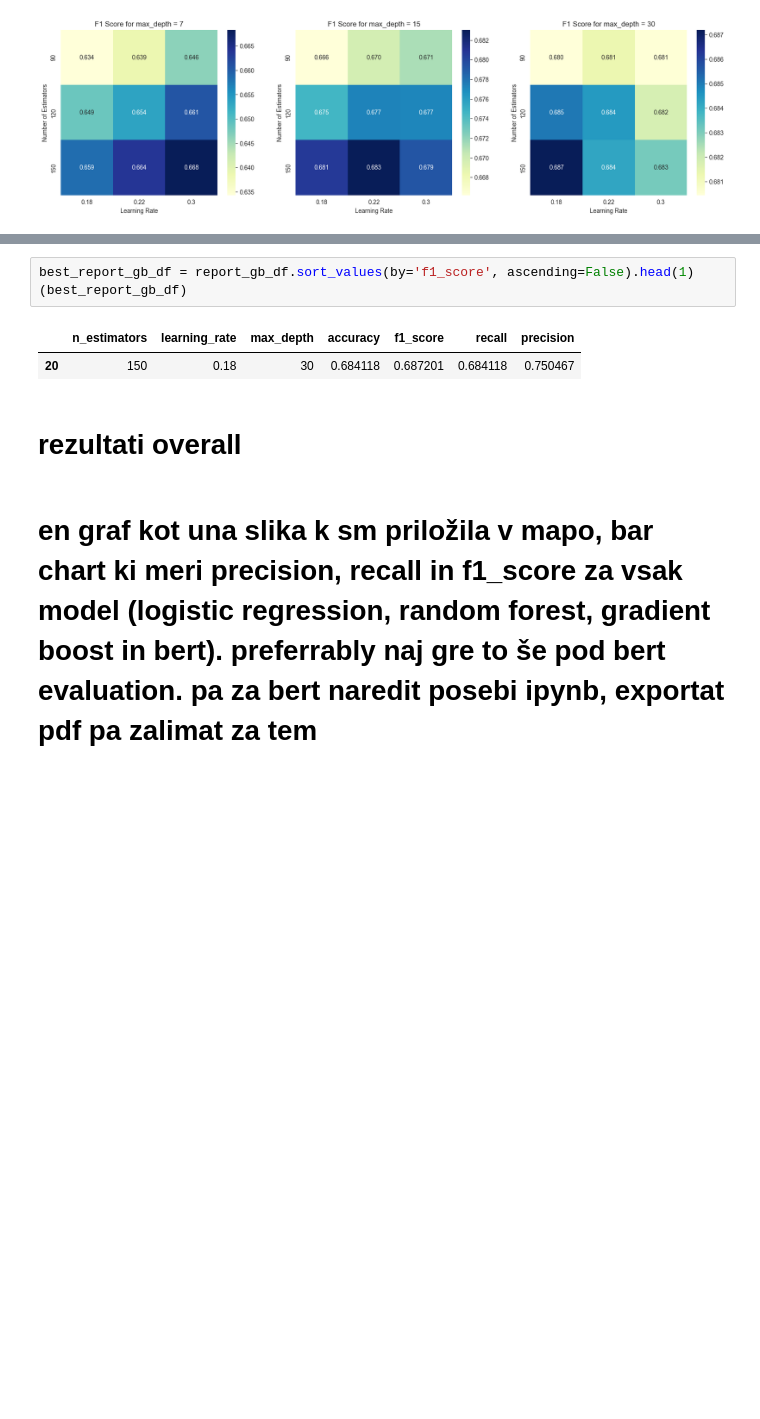
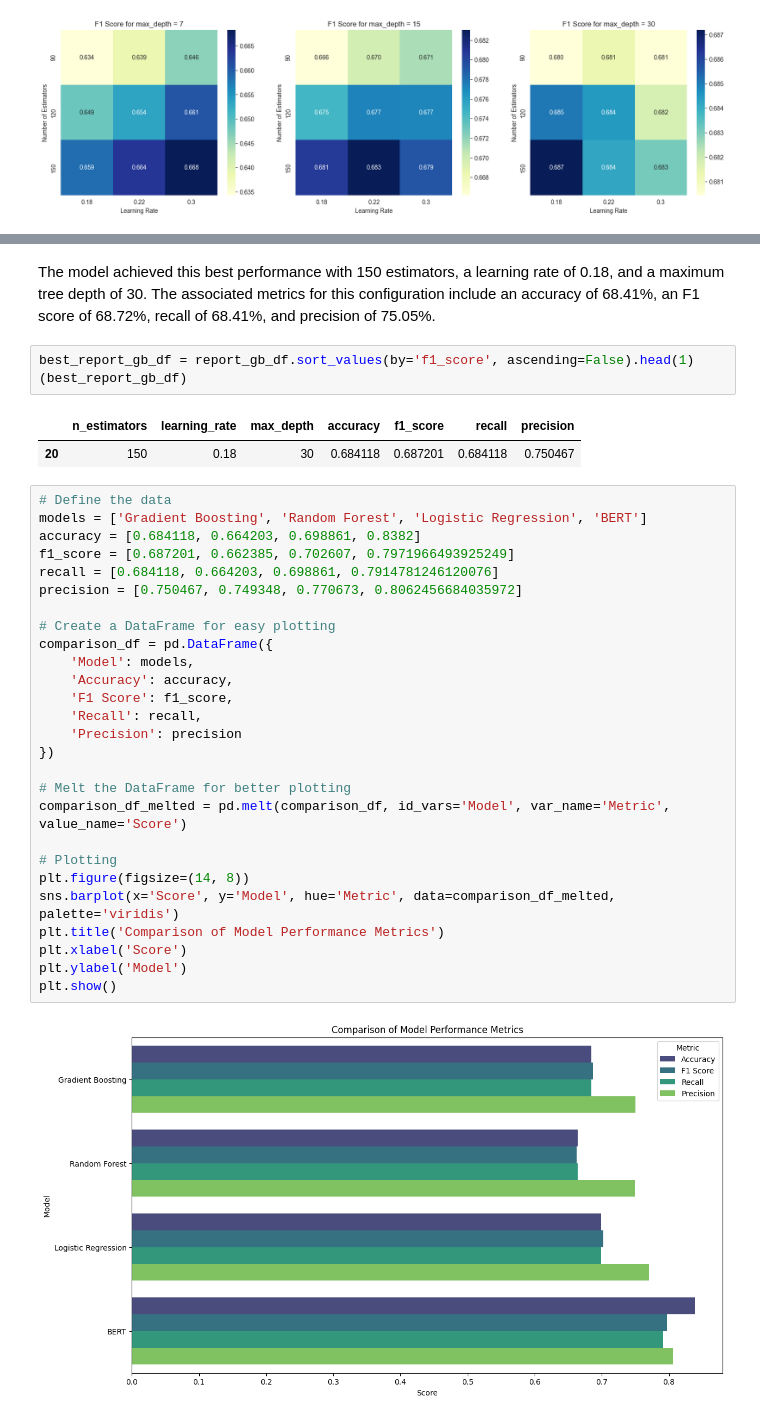
Before and after one commit to anapoklukar/text-classification-assignment, a Jupyter notebook: assignment2.ipynb, the cells around one changed output, grey strips where cells are left out. Saved outputs shown, nothing was run; the diff lists cells and outputs as text; blank space fills up the shorter version.

```diff
--- a/assignment2.ipynb
+++ b/assignment2.ipynb
@@ -697,10 +813,37 @@ plt.show()
+# %% [markdown]
+The model achieved this best performance with 150 estimators, a learning rate of 0.18, and a maximum tree depth of 30. The associated metrics for this configuration include an accuracy of 68.41%, an F1 score of 68.72%, recall of 68.41%, and precision of 75.05%.
 # %%
 best_report_gb_df = report_gb_df.sort_values(by='f1_score', ascending=False).head(1)
 (best_report_gb_df)
 # %% [output]
 |  | n_estimators | learning_rate | max_depth | accuracy | f1_score | recall | precision |
 | 20 | 150 | 0.18 | 30 | 0.684118 | 0.687201 | 0.684118 | 0.750467 |
-# %% [markdown]
-# rezultati overall
-# %% [markdown]
-# en graf kot una slika k sm priložila v mapo, bar chart ki meri precision, recall in f1_score za vsak model (logistic regression, random forest, gradient boost in bert). preferrably naj gre to še pod bert evaluation. pa za bert naredit posebi ipynb, exportat pdf pa zalimat za tem
+# %%
+# Define the data
+models = ['Gradient Boosting', 'Random Forest', 'Logistic Regression', 'BERT']
+accuracy = [0.684118, 0.664203, 0.698861, 0.8382]
+f1_score = [0.687201, 0.662385, 0.702607, 0.7971966493925249]
+recall = [0.684118, 0.664203, 0.698861, 0.7914781246120076]
+precision = [0.750467, 0.749348, 0.770673, 0.8062456684035972]
+
+# Create a DataFrame for easy plotting
+comparison_df = pd.DataFrame({
+    'Model': models,
+    'Accuracy': accuracy,
+    'F1 Score': f1_score,
+    'Recall': recall,
+    'Precision': precision
+})
+
+# Melt the DataFrame for better plotting
+comparison_df_melted = pd.melt(comparison_df, id_vars='Model', var_name='Metric', value_name='Score')
+
+# Plotting
+plt.figure(figsize=(14, 8))
+sns.barplot(x='Score', y='Model', hue='Metric', data=comparison_df_melted, palette='viridis')
+plt.title('Comparison of Model Performance Metrics')
+plt.xlabel('Score')
+plt.ylabel('Model')
+plt.show()
+# %% [output]
+[figure, added]
```
Also changed, not shown: parts of 46 cells of this notebook, 1 other file.
